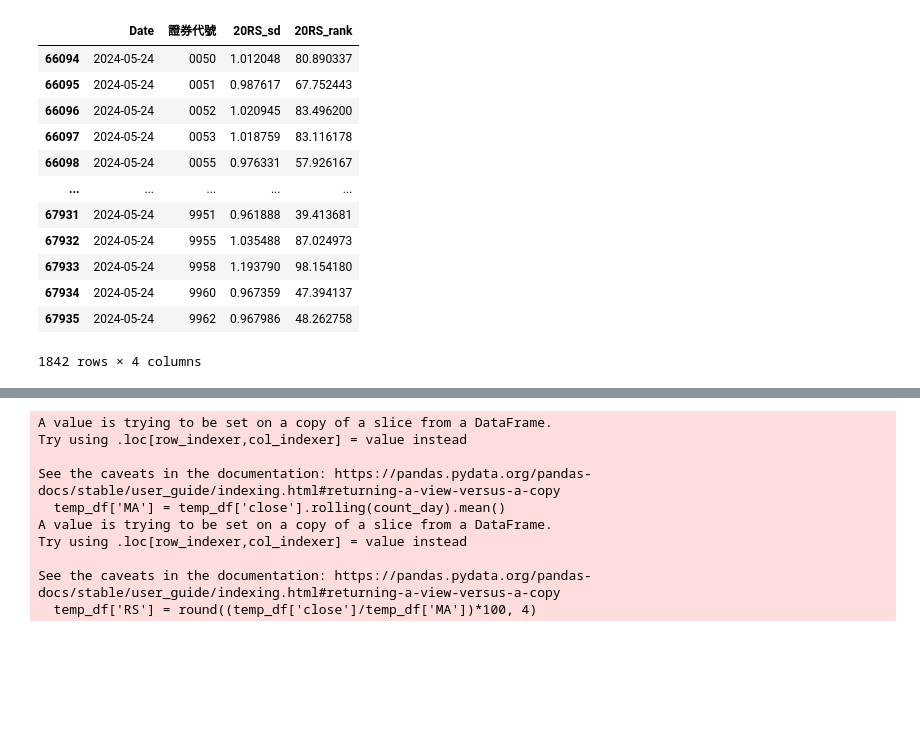
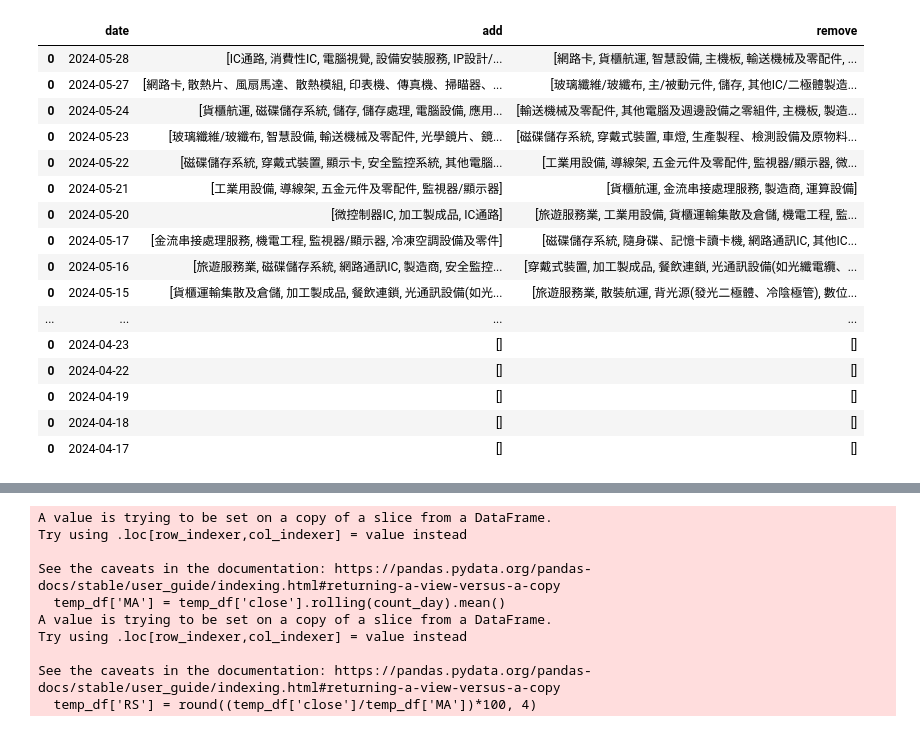
Before and after one commit to mulderfang/stock, a Jupyter notebook: 資料寫入mysql.ipynb, the cells around one changed output, grey strips where cells are left out. Saved outputs shown, nothing was run; the diff lists cells and outputs as text; code cells hidden in the pictures; blank space fills up the shorter version.

```diff
--- a/資料寫入mysql.ipynb
+++ b/資料寫入mysql.ipynb
@@ -173,17 +211,18 @@ updater.close_connection()
 # %%
 # 計算個股對大盤RS
 #先轉置取Date
-stock_df_raw['Date'] = pd.to_datetime(stock_df_raw['Date'])
-stock_date_list = stock_df_raw['Date'].unique().tolist()
+stock_df_update_done['Date'] = pd.to_datetime(stock_df_update_done['Date'])
 
-twse_df = twse_df_raw[twse_df_raw['指數名稱'] == '發行量加權股價指數'].copy()
-twse_df['Date'] = pd.to_datetime(twse_df['Date'])
+#stock_date_list = stock_df_raw['Date'].unique().tolist()
+stock_date_list =  pd.to_datetime(stock_df_update['Date']).unique().tolist()  # 指查詢要更新的日期
+
+#twse_df = twse_df_raw[twse_df_raw['指數名稱'] == '發行量加權股價指數'].copy()
+twse_df['Date'] = pd.to_datetime(twse_df_new['Date'])
 twse_df.rename(columns={'20RS': '20RS_twse'}, inplace=True)
 cols = ['Date', '價格指數值', '20RS_twse']
 twse_df_forRS = twse_df[cols]
-twse_df_forRS
 
-merged_df = pd.merge(stock_df_raw, twse_df_forRS, on='Date', how='inner')
+merged_df = pd.merge(stock_df_update_done, twse_df_forRS, on='Date', how='inner')
 merged_df['20RS_sd'] = merged_df['20RS']/merged_df['20RS_twse']  #20MA計算RS
 merged_df = merged_df.fillna(0)
 
@@ -193,6 +232,7 @@ for i in range(len(stock_date_list)) :
     # #標準化成0-100名
     temp_merged_df['20RS_rank'] = (temp_merged_df['20RS_sd'].rank(axis=0,method='first')/len(temp_merged_df))*100
     temp_merged_df = temp_merged_df[col2]
+
 
     # 初始化并更新数据库
     updater = MySQLUpdater(db_params, 'daily_price', temp_merged_df, '證券代號','2')
@@ -206,17 +246,3 @@ updater.close_connection()
 # # 順便統計細產業佔比
 # rs70_sub_category = get_sub_category_list(sub_category_list,df_rs70,day)
 # df_rs70_category_week = pd.concat([df_rs70_category_week,rs70_sub_category])
-# %% [output]
-|  | Date | 證券代號 | 20RS_sd | 20RS_rank |
-| 66094 | 2024-05-24 | 0050 | 1.012048 | 80.890337 |
-| 66095 | 2024-05-24 | 0051 | 0.987617 | 67.752443 |
-| 66096 | 2024-05-24 | 0052 | 1.020945 | 83.496200 |
-| 66097 | 2024-05-24 | 0053 | 1.018759 | 83.116178 |
-| 66098 | 2024-05-24 | 0055 | 0.976331 | 57.926167 |
-| ... | ... | ... | ... | ... |
-| 67931 | 2024-05-24 | 9951 | 0.961888 | 39.413681 |
-| 67932 | 2024-05-24 | 9955 | 1.035488 | 87.024973 |
-| 67933 | 2024-05-24 | 9958 | 1.193790 | 98.154180 |
-| 67934 | 2024-05-24 | 9960 | 0.967359 | 47.394137 |
-| 67935 | 2024-05-24 | 9962 | 0.967986 | 48.262758 |
-1842 rows × 4 columns
@@ -222,0 +322,45 @@ updater.close_connection()
+# %%
+compare_df = pd.DataFrame()
+countdown = 30
+
+for day in data_date_list:
+        day_change = day.strftime('%Y-%m-%d')
+        countdown -= 1
+        df_rs = pd.DataFrame()
+        if(countdown>0):
+                getIndex = list(data_date_list).index(day) # 取index 找下一天
+                day_before = list(data_date_list)[getIndex+1].strftime('%Y-%m-%d')
+                df_rs70_category_1 = df_rs70_category_week[(df_rs70_category_week['date'] == day_change) &(df_rs70_category_week['main_rank'] > 2) & (df_rs70_category_week['pen'] > 20)]
+                df_rs70_category_2 = df_rs70_category_week[(df_rs70_category_week['date'] == day_before) &(df_rs70_category_week['main_rank'] > 2) & (df_rs70_category_week['pen'] > 20)]
+
+                sub_category_list = list(df_rs70_category_1['sub_category'])
+                sub_category_before = list(df_rs70_category_2['sub_category'])
+                compare_add = [x for x in sub_category_list if x not in sub_category_before] #新進入名單
+                compare_remove = [x for x in sub_category_before if x not in sub_category_list] #新進入名單
+                compare_list = {
+                "date": [day_change],
+                "add": [compare_add],
+                "remove": [compare_remove]}
+
+                compare_list_temp = pd.DataFrame(compare_list)
+                compare_df = pd.concat([compare_df,compare_list_temp])
+# %%
+compare_df
+# %% [output]
+|  | date | add | remove |
+| 0 | 2024-05-28 | [IC通路, 消費性IC, 電腦視覺, 設備安裝服務, IP設計/... | [網路卡, 貨櫃航運, 智慧設備, 主機板, 輸送機械及零配件, ... |
+| 0 | 2024-05-27 | [網路卡, 散熱片、風扇馬達、散熱模組, 印表機、傳真機、掃瞄器、... | [玻璃纖維/玻纖布, 主/被動元件, 儲存, 其他IC/二極體製造... |
+| 0 | 2024-05-24 | [貨櫃航運, 磁碟儲存系統, 儲存, 儲存處理, 電腦設備, 應用... | [輸送機械及零配件, 其他電腦及週邊設備之零組件, 主機板, 製造... |
+| 0 | 2024-05-23 | [玻璃纖維/玻纖布, 智慧設備, 輸送機械及零配件, 光學鏡片、鏡... | [磁碟儲存系統, 穿戴式裝置, 車燈, 生產製程、檢測設備及原物料... |
+| 0 | 2024-05-22 | [磁碟儲存系統, 穿戴式裝置, 顯示卡, 安全監控系統, 其他電腦... | [工業用設備, 導線架, 五金元件及零配件, 監視器/顯示器, 微... |
+| 0 | 2024-05-21 | [工業用設備, 導線架, 五金元件及零配件, 監視器/顯示器] | [貨櫃航運, 金流串接處理服務, 製造商, 運算設備] |
+| 0 | 2024-05-20 | [微控制器IC, 加工製成品, IC通路] | [旅遊服務業, 工業用設備, 貨櫃運輸集散及倉儲, 機電工程, 監... |
+| 0 | 2024-05-17 | [金流串接處理服務, 機電工程, 監視器/顯示器, 冷凍空調設備及零件] | [磁碟儲存系統, 隨身碟、記憶卡讀卡機, 網路通訊IC, 其他IC... |
+| 0 | 2024-05-16 | [旅遊服務業, 磁碟儲存系統, 網路通訊IC, 製造商, 安全監控... | [穿戴式裝置, 加工製成品, 餐飲連鎖, 光通訊設備(如光纖電纜、... |
+| 0 | 2024-05-15 | [貨櫃運輸集散及倉儲, 加工製成品, 餐飲連鎖, 光通訊設備(如光... | [旅遊服務業, 散裝航運, 背光源(發光二極體、冷陰極管), 數位... |
+| ... | ... | ... | ... |
+| 0 | 2024-04-23 | [] | [] |
+| 0 | 2024-04-22 | [] | [] |
+| 0 | 2024-04-19 | [] | [] |
+| 0 | 2024-04-18 | [] | [] |
+| 0 | 2024-04-17 | [] | [] |
```
Also changed, not shown: parts of 8 cells of this notebook.
